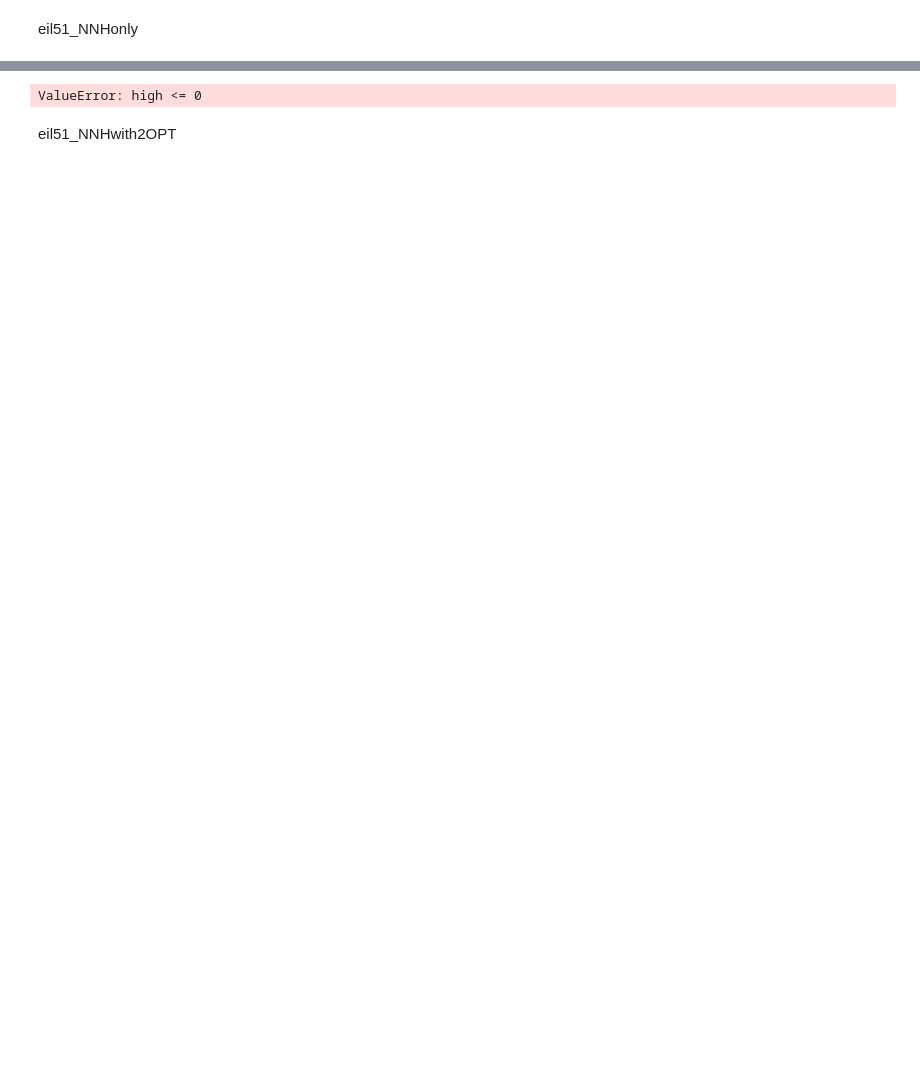
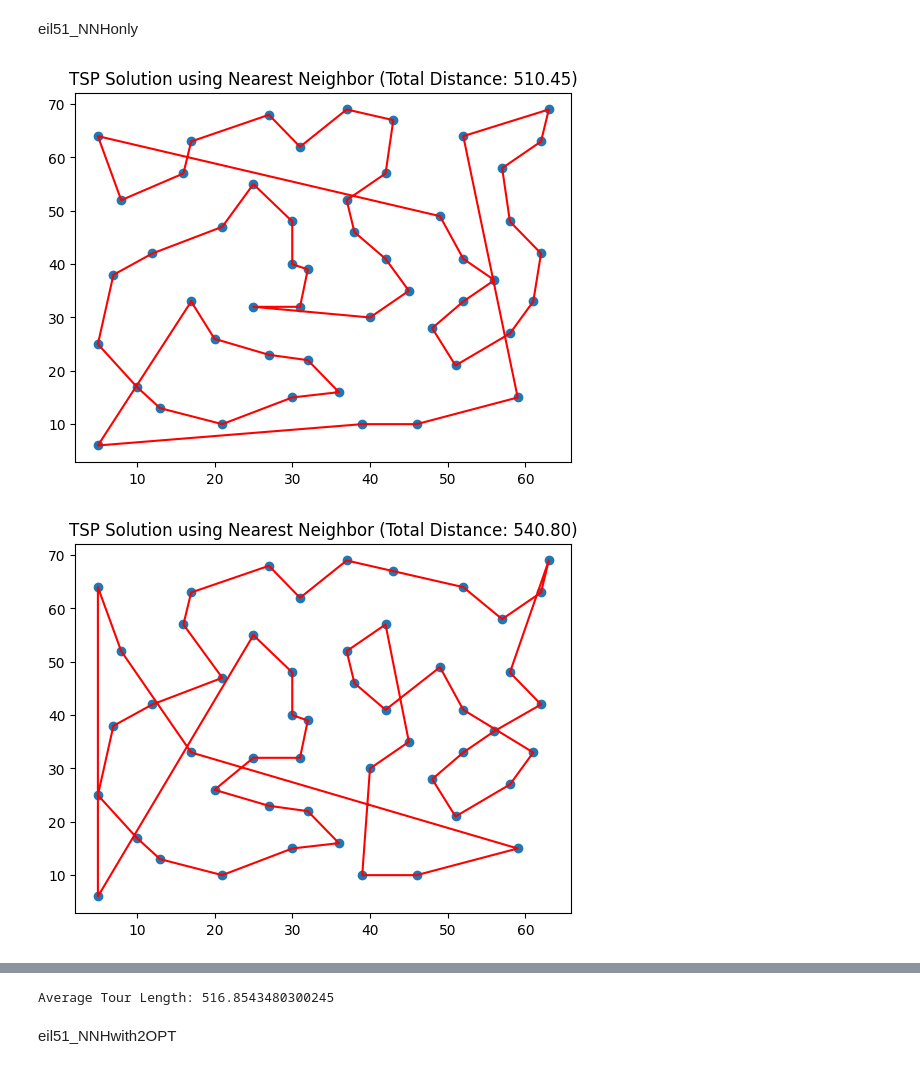
Before and after one commit to Amboyandrey/TSPLIB, a Jupyter notebook: EUC_2D/eil51.ipynb, the cells around one changed output, grey strips where cells are left out. Saved outputs shown, nothing was run; the diff lists cells and outputs as text; code cells hidden in the pictures; blank space fills up the shorter version.

```diff
--- a/EUC_2D/eil51.ipynb
+++ b/EUC_2D/eil51.ipynb
@@ -39,7 +39,7 @@ class TSPSolver:
 # Parse the TSP dataset and extract coordinates
 def parse_tsp_dataset(data):
     coordinates = []
-    pattern = re.compile(r'\s+(\d+)\s+(\d+)\s+(\d+)')
+    pattern = re.compile(r'\s*(\d+)\s+(\d+)\s+(\d+)')
 
     in_node_coord_section = False
     for line in data.split('\n'):
@@ -62,30 +62,32 @@ def load_tsp_file(file_path):
     return tsp_data
 
 # Specify the path to your TSP file
 tsp_file_path = "eil51.tsp"
 
 # Load the TSP dataset from the file
 tsp_data = load_tsp_file(tsp_file_path)
 
 # Parse the dataset and extract coordinates
 city_coordinates = parse_tsp_dataset(tsp_data)
 
 # Create TSPSolver instance and solve using nearest neighbor
 total_distances = []
 for i in range(10):
     solver = TSPSolver(city_coordinates)
     solver.solve()
     total_distance = solver.total_distance()
     total_distances.append(total_distance)
     # Plot the solution
     plt.figure()
     plt.scatter(solver.points[:, 0], solver.points[:, 1])
     tour_points = np.array([solver.points[i] for i in solver.tour])
     plt.plot(tour_points[:, 0], tour_points[:, 1], 'r-')
     plt.title(f'TSP Solution using Nearest Neighbor (Total Distance: {total_distance:.2f})')
     plt.show()
 
 # Calculate average tour length
 average_tour_length = np.mean(total_distances)
 print("Average Tour Length:", average_tour_length)
 # %% [output]
+[figure, added]
+[figure, added]
@@ -92,4 +102,4 @@ print("Average Tour Length:", average_tour_length)
-ValueError: high <= 0
+Average Tour Length: 516.8543480300245
 # %% [markdown]
 eil51_NNHwith2OPT
 # %%
```
Also changed, not shown: parts of 3 cells of this notebook, 6 other files.
